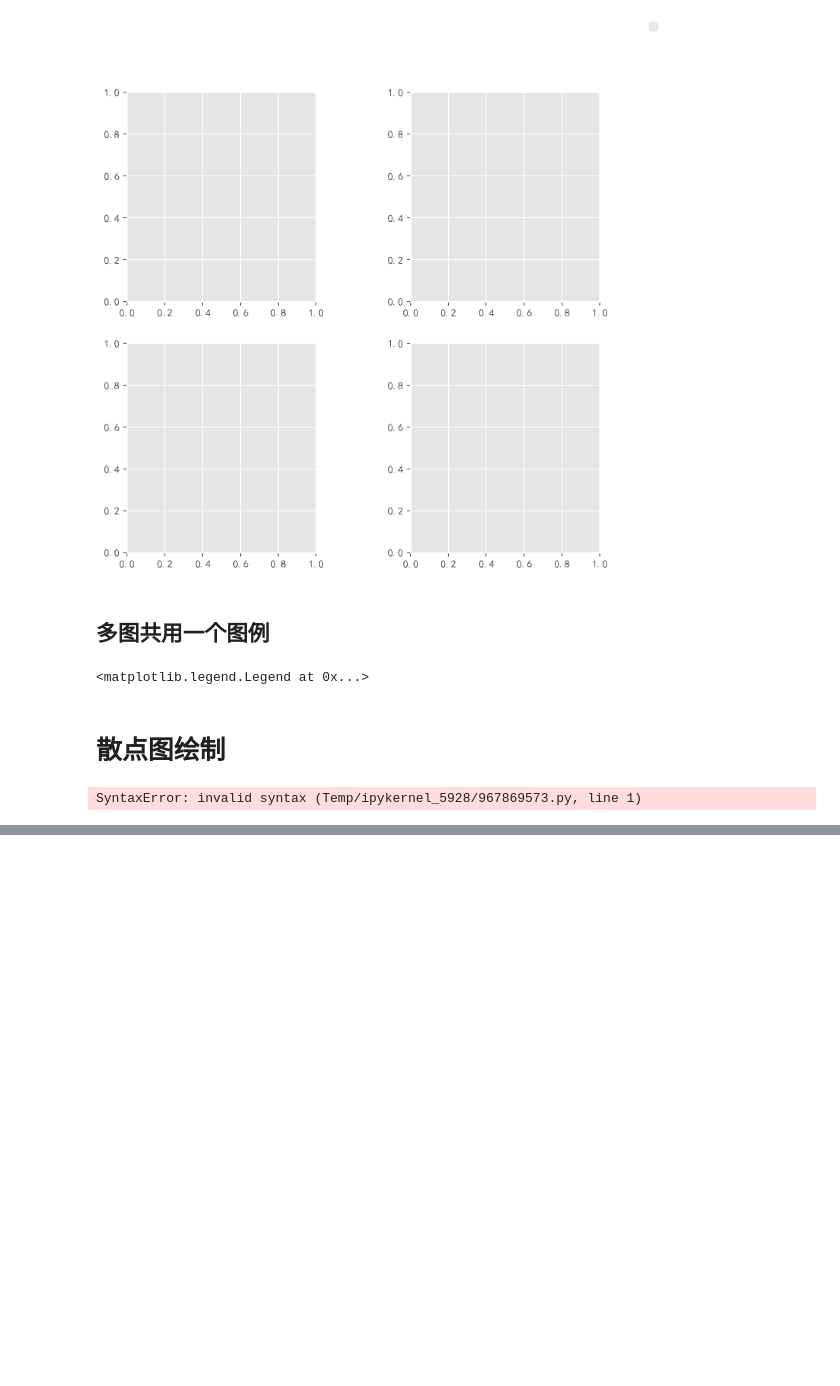
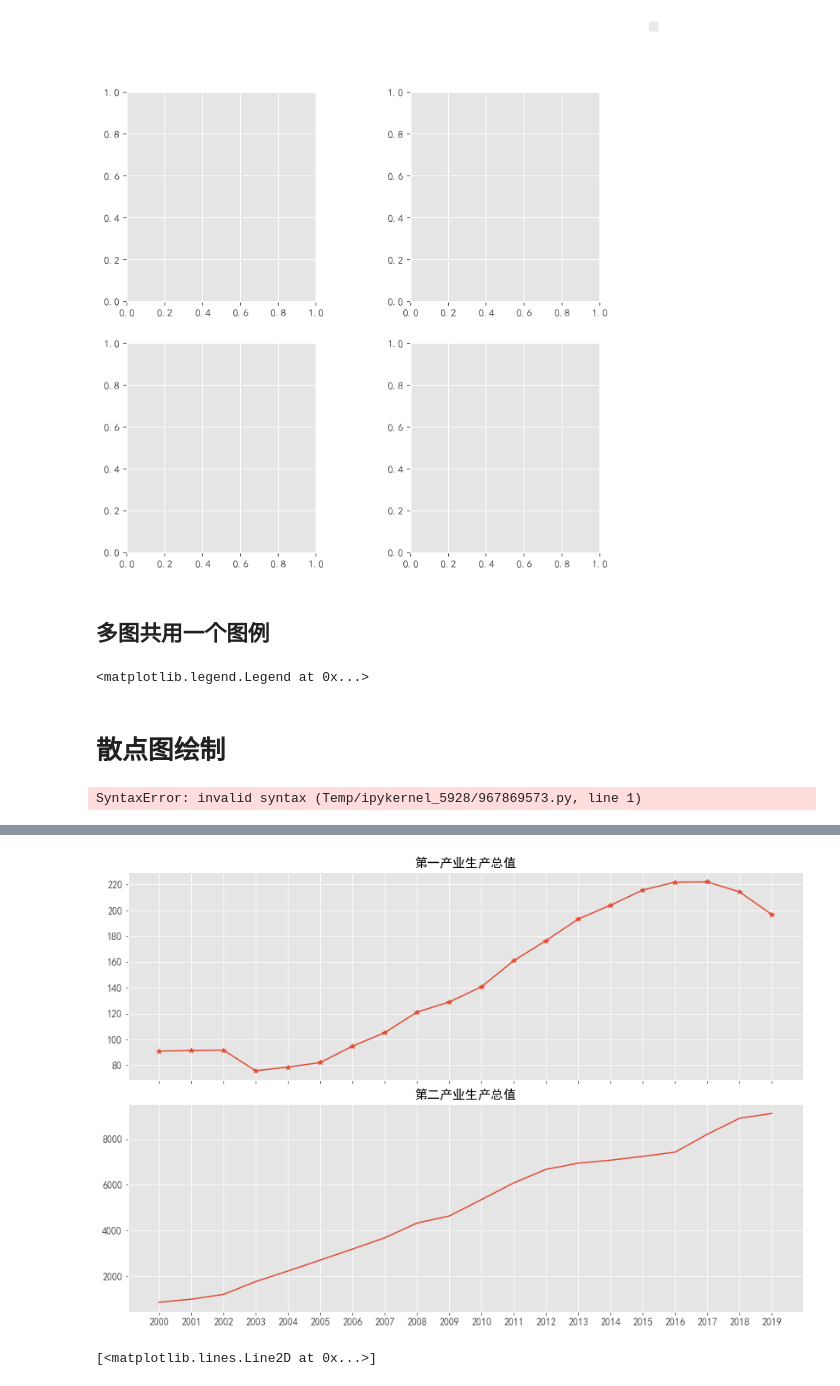
Before and after one commit to kebuAAA/Visualization-using-python, a Jupyter notebook: plt绘图.ipynb, the cells around one changed output, grey strips where cells are left out. Cells and saved outputs as stored; diff of their text form; code cells hidden in the pictures; blank space fills up the shorter version.

```diff
--- a/plt绘图.ipynb
+++ b/plt绘图.ipynb
@@ -259,3 +325,30 @@ SyntaxError: invalid syntax (Temp/ipykernel_5928/967869573.py, line 1)
+# %%
+x = np.arange(data['年份'].shape[0])
+x_tick = data['年份']
+fig, (ax1, ax2) = plt.subplots(
+    nrows=2, ncols=1,
+    sharex=True,
+    figsize=(12, 8)
+)
+fig.tight_layout(pad=2)
+
+t1=ax1.plot(x, data["第一产业"], marker='*', label='第一产业')
+ax1.set_title("第一产业生产总值", fontsize=15)
+
+t2=ax2.plot(x, data["第二产业"],label='第二产业')
+ax2.set_title("第二产业生产总值", fontsize=15)
+ax1.tick_params(axis='both', which='major', labelsize=12)
+ax2.tick_params(axis='both', which='major', labelsize=12)
+plt.xticks(x,x_tick, fontsize=12)
+# 图例的位置，bbox_to_anchor=(0.5, 0.92)
+plt.savefig("./plt样图/共享x轴的折线图.png", facecolor='w')
+plt.show()
+# %% [output]
+[figure, added]
+# %%
+t1
+# %% [output]
+[<matplotlib.lines.Line2D at 0x...>]
 # %% [markdown]
 # 多figure的绘制
 用于创建大小不一致的子图，例如：
```
Also changed, not shown: parts of 7 cells of this notebook, 3 other files.
